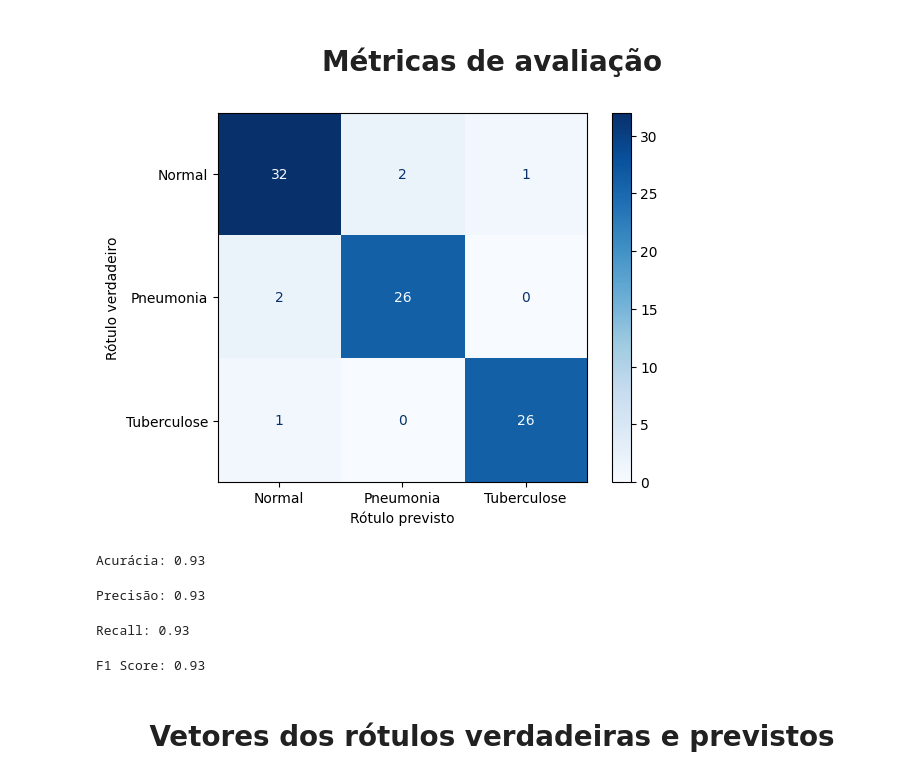
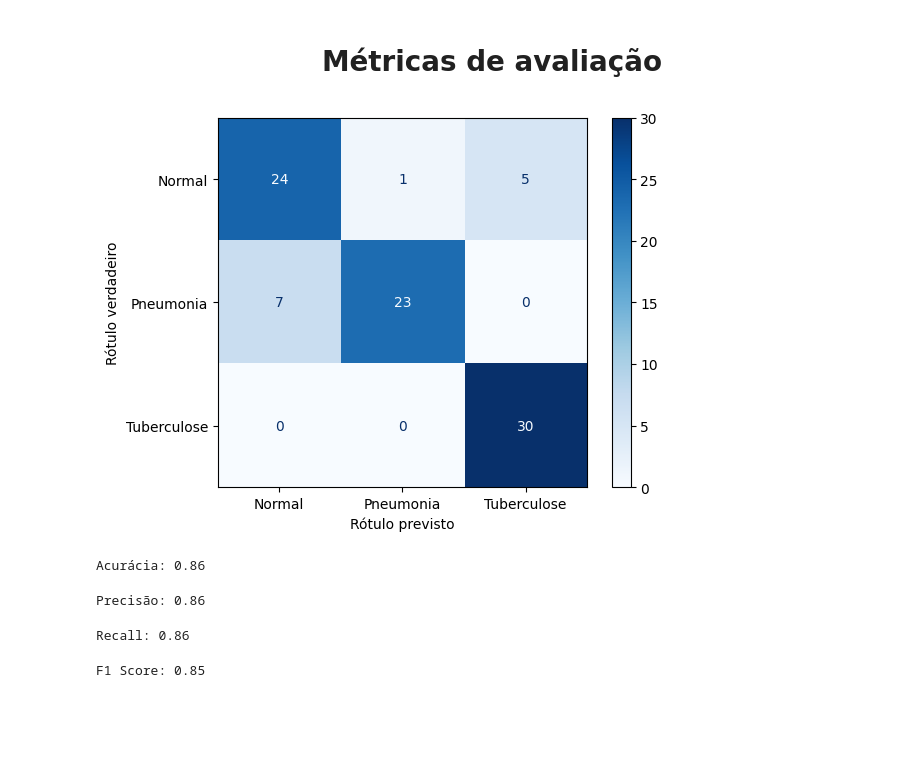
Before and after one commit to AlxDev-hub/Classificacao-KAN-DoencasPulmonares, a Jupyter notebook: teste1_kan.ipynb, the cells around one changed output. Drawn from its saved outputs; the diff is of its cells as text; code cells hidden in the pictures; blank space fills up the shorter version.

```diff
--- a/teste1_kan.ipynb
+++ b/teste1_kan.ipynb
@@ -64,0 +42,10 @@ dataset['test_label'] = torch.from_numpy(y_test).type(torch.long)
+# %%
+train_data = []
+train_targets = []
+
+for batch_data_train, batch_targets_train in trainloader:
+    train_data.append(batch_data_train)
+    train_targets.append(batch_targets_train)
+
+train_data = torch.cat(train_data, dim=0)
+train_targets = torch.cat(train_targets, dim=0)
@@ -64,0 +66,10 @@ dataset['test_label'] = torch.from_numpy(y_test).type(torch.long)
+# %%
+test_data = []
+test_targets = []
+
+for batch_data_test, batch_targets_test in testloader:
+    test_data.append(batch_data_test)
+    test_targets.append(batch_targets_test)
+
+test_data = torch.cat(test_data, dim=0)
+test_targets = torch.cat(test_targets, dim=0)
@@ -65,7 +85,14 @@ dataset['test_label'] = torch.from_numpy(y_test).type(torch.long)
+# %%
+dataset = {}
+
+dataset['train_input'] = train_data.view(-1, 164*164*3).to(device)
+dataset['test_input'] = test_data.view(-1, 164*164*3).to(device)
+dataset['train_label'] = train_targets
+dataset['test_label'] = test_targets
 # %% [markdown]
 # <center>Implementação da arquitetura KAN</center>
 # %%
-model = KAN(width=[X_train.shape[1], 3], grid=3, k=3, base_fun=torch.nn.ReLU())
+model = KAN(width=[dataset['train_input'].shape[1], 3], grid=3, k=3)
 # %% [output]
 checkpoint directory created: ./model
 saving model version 0.0
@@ -112,35 +170,33 @@ test_predictions = torch.argmax(test_outputs, dim=1).numpy()
 # %% [markdown]
 # <center>Métricas de avaliação</center>
 # %%
-cm = confusion_matrix(y_test, test_predictions)
+cm = confusion_matrix(dataset['test_label'], test_predictions)
 
 disp = ConfusionMatrixDisplay(confusion_matrix=cm, display_labels=['Normal', 'Pneumonia', 'Tuberculose'])
 disp.plot(cmap=plt.cm.Blues)
 
 plt.xlabel('Rótulo previsto')
 plt.ylabel('Rótulo verdadeiro')
 plt.show()
 # %% [output]
-[figure, old version]
+[figure, new version]
 # %%
-accuracy = accuracy_score(y_test, test_predictions)
+accuracy = accuracy_score(dataset['test_label'], test_predictions)
 print(f"Acurácia: {accuracy:.2f}")
 # %% [output]
-Acurácia: 0.93
+Acurácia: 0.86
 # %%
-precision = precision_score(y_test, test_predictions, average='weighted')
+precision = precision_score(dataset['test_label'], test_predictions, average='weighted')
 print(f"Precisão: {precision:.2f}")
 # %% [output]
-Precisão: 0.93
+Precisão: 0.86
 # %%
-recall = recall_score(y_test, test_predictions, average='weighted')
+recall = recall_score(dataset['test_label'], test_predictions, average='weighted')
 print(f"Recall: {recall:.2f}")
 # %% [output]
-Recall: 0.93
+Recall: 0.86
 # %%
-f1 = f1_score(y_test, test_predictions, average='weighted')
+f1 = f1_score(dataset['test_label'], test_predictions, average='weighted')
 print(f"F1 Score: {f1:.2f}")
 # %% [output]
-F1 Score: 0.93
+F1 Score: 0.85
-# %% [markdown]
-# <center>Vetores dos rótulos verdadeiras e previstos</center>
```
Also changed, not shown: parts of 24 cells of this notebook.
